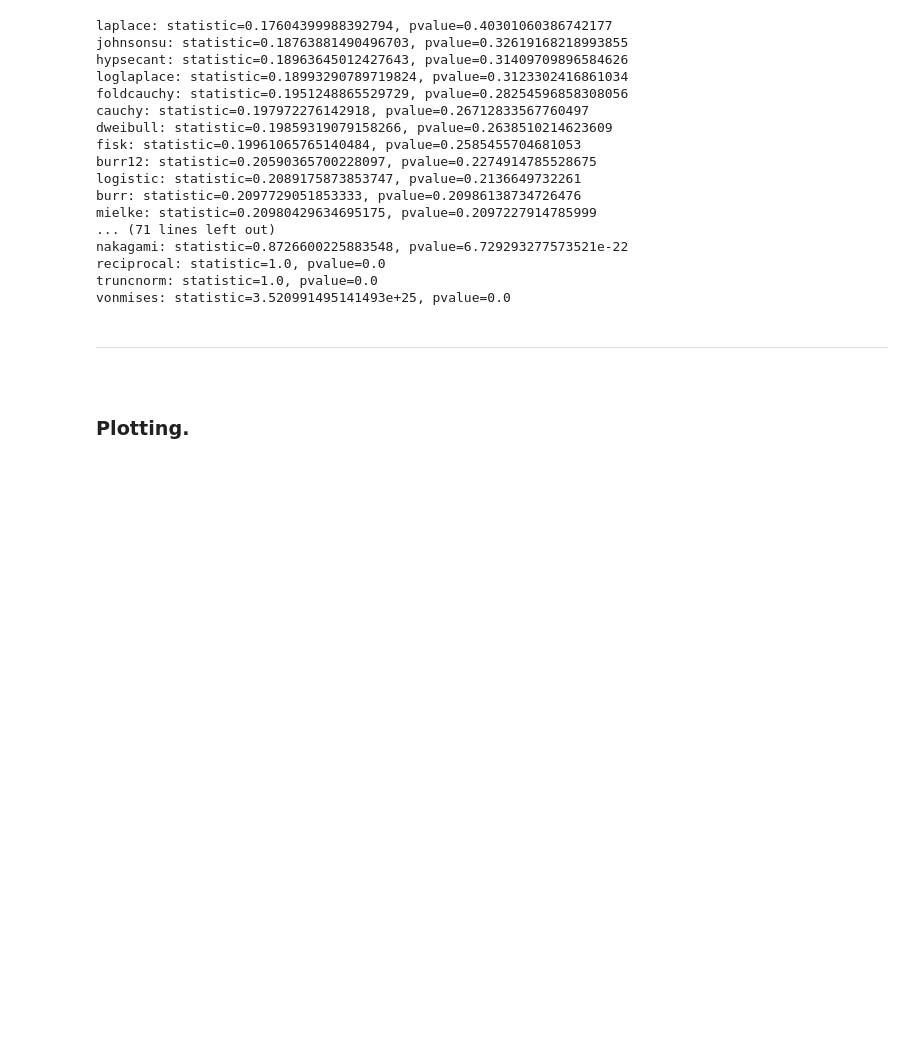
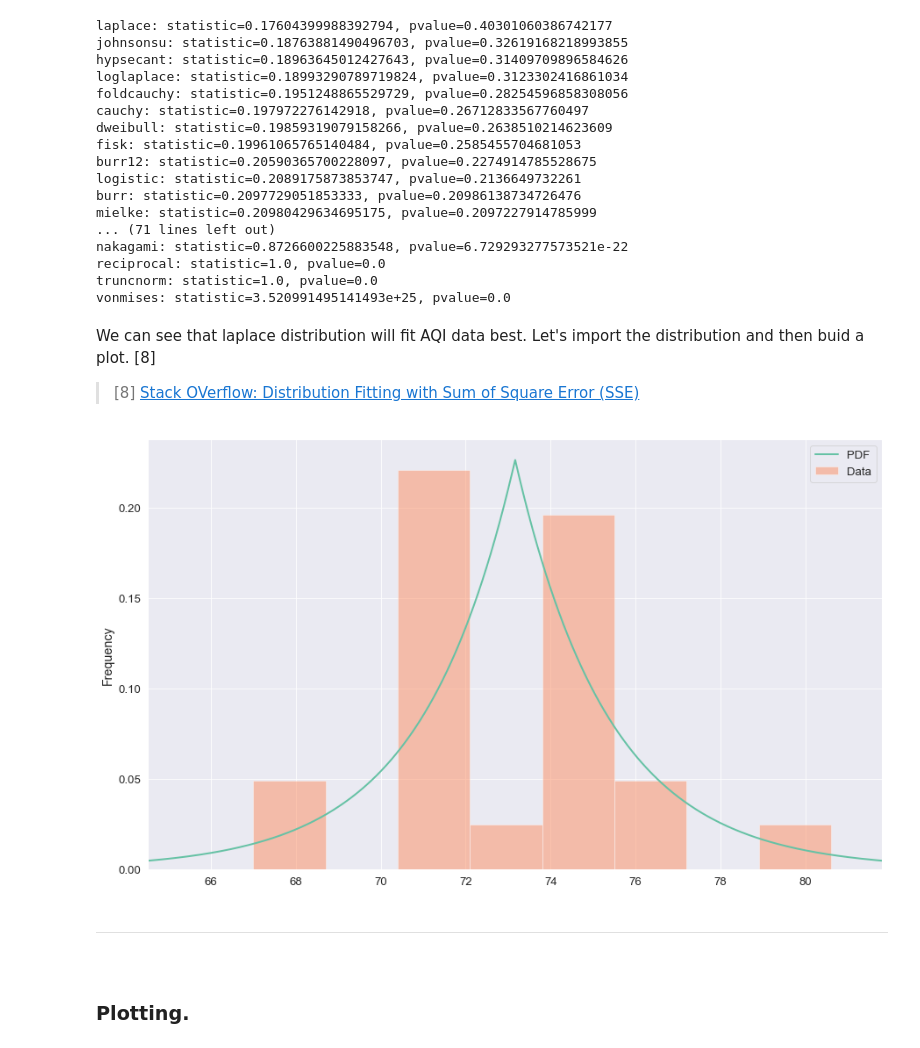
Before and after one commit to olgarozhdestvina/Air-Pollution-in-Dublin, a Jupyter notebook: Dublin_Air_Pollution.ipynb, the cells around one changed output. Drawn from its saved outputs; the diff is of its cells as text; code cells hidden in the pictures; blank space fills up the shorter version.

Commit message:
Added a function to generate a pdf and a function to create a plot with data and fitted pdf. Plotted AQI with fitted laplace.

```diff
--- a/Dublin_Air_Pollution.ipynb
+++ b/Dublin_Air_Pollution.ipynb
@@ -339,3 +339,7 @@ nakagami: statistic=0.8726600225883548, pvalue=6.729293277573521e-22
 reciprocal: statistic=1.0, pvalue=0.0
 truncnorm: statistic=1.0, pvalue=0.0
 vonmises: statistic=3.520991495141493e+25, pvalue=0.0
+# %% [markdown]
+We can see that laplace distribution will fit AQI data best. Let's import the distribution and then buid a plot. [8]
+
+> [8] [Stack OVerflow: Distribution Fitting with Sum of Square Error (SSE)](https://stackoverflow.com/questions/6620471/fitting-empirical-distribution-to-theoretical-ones-with-scipy-python?lq=1)
@@ -342,3 +349,45 @@ vonmises: statistic=3.520991495141493e+25, pvalue=0.0
+# %%
+def make_pdf(dist, params, size=8760):
+    """Generate distributions's Probability Distribution Function"""
+
+    # Separate parts of parameters.
+    arg = params[:-2]
+    loc = params[-2]
+    scale = params[-1]
+
+    # Get start and end points of distribution.
+    start = dist.ppf(0.01, *arg, loc=loc, scale=scale) if arg else dist.ppf(0.01, loc=loc, scale=scale)
+    end = dist.ppf(0.99, *arg, loc=loc, scale=scale) if arg else dist.ppf(0.99, loc=loc, scale=scale)
+
+    # Build PDF and turn into pandas Series.
+    x = np.linspace(start, end, size)
+    y = dist.pdf(x, loc=loc, scale=scale, *arg)
+    pdf = pd.Series(y, x)
+
+    return pdf
+# %%
+def plot_data_with_pdf_fitted(data, dist):
+    """Plot generation """
+
+    # Fit distribution.
+    params = dist.fit(data)
+
+    # Call a function to make PDF
+    pdf = make_pdf(dist, params)
+
+    # Plot the PDF
+    ax = pdf.plot(lw=2, label='PDF', legend=True)
+
+    # Plot the data on the same axis.
+    data.plot(kind='hist', density=True, alpha=0.5, label='Data', legend=True, ax=ax)
+
+    # Show the plot.
+    plt.show()
+# %%
+# Plot AQI with laplace distribution fitted.
+plot_data_with_pdf_fitted(df["AQI"], laplace)
+# %% [output]
+[figure, added]
 # %% [markdown]
 ___
 
```
Also changed, not shown: parts of 1 cell of this notebook.
